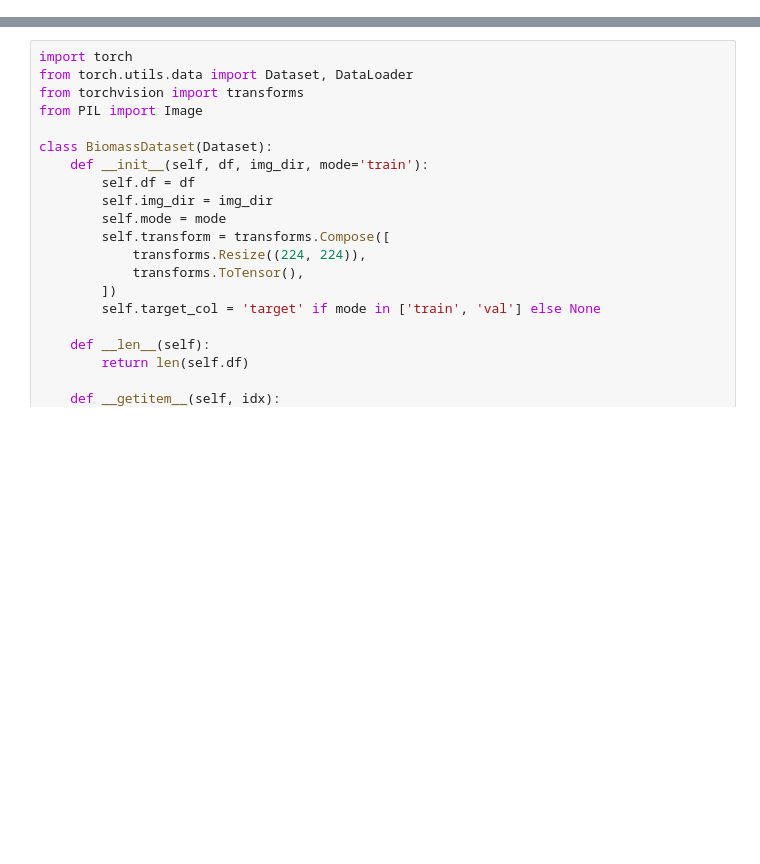
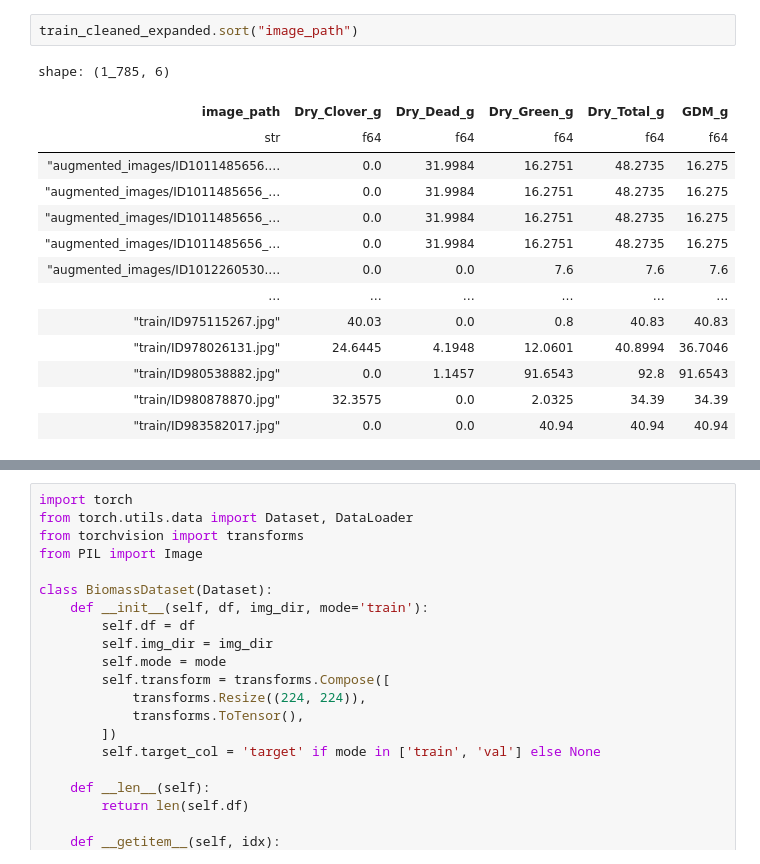
Before and after one commit to Ravikumarchavva/csrio-image2biomass, a Jupyter notebook: starter_without_pivot.ipynb, the cells around one changed output, grey strips where cells are left out. Cells and saved outputs as stored; diff of their text form; blank space fills up the shorter version.

```diff
--- a/starter_without_pivot.ipynb
+++ b/starter_without_pivot.ipynb
@@ -71,0 +121,17 @@ train_df.head(10)
+# %%
+train_cleaned_expanded.sort("image_path")
+# %% [output]
+shape: (1_785, 6)
+| image_path | Dry_Clover_g | Dry_Dead_g | Dry_Green_g | Dry_Total_g | GDM_g |
+| str | f64 | f64 | f64 | f64 | f64 |
+| "augmented_images/ID1011485656.… | 0.0 | 31.9984 | 16.2751 | 48.2735 | 16.275 |
+| "augmented_images/ID1011485656_… | 0.0 | 31.9984 | 16.2751 | 48.2735 | 16.275 |
+| "augmented_images/ID1011485656_… | 0.0 | 31.9984 | 16.2751 | 48.2735 | 16.275 |
+| "augmented_images/ID1011485656_… | 0.0 | 31.9984 | 16.2751 | 48.2735 | 16.275 |
+| "augmented_images/ID1012260530.… | 0.0 | 0.0 | 7.6 | 7.6 | 7.6 |
+| … | … | … | … | … | … |
+| "train/ID975115267.jpg" | 40.03 | 0.0 | 0.8 | 40.83 | 40.83 |
+| "train/ID978026131.jpg" | 24.6445 | 4.1948 | 12.0601 | 40.8994 | 36.7046 |
+| "train/ID980538882.jpg" | 0.0 | 1.1457 | 91.6543 | 92.8 | 91.6543 |
+| "train/ID980878870.jpg" | 32.3575 | 0.0 | 2.0325 | 34.39 | 34.39 |
+| "train/ID983582017.jpg" | 0.0 | 0.0 | 40.94 | 40.94 | 40.94 |
```
Also changed, not shown: parts of 8 cells of this notebook, 13 other files.
